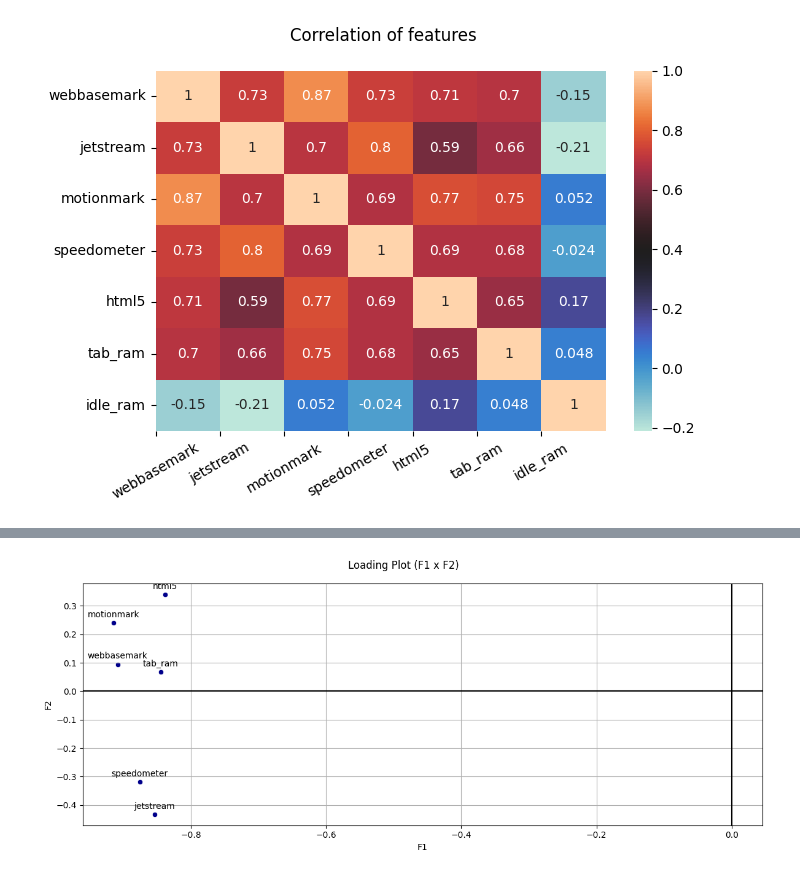
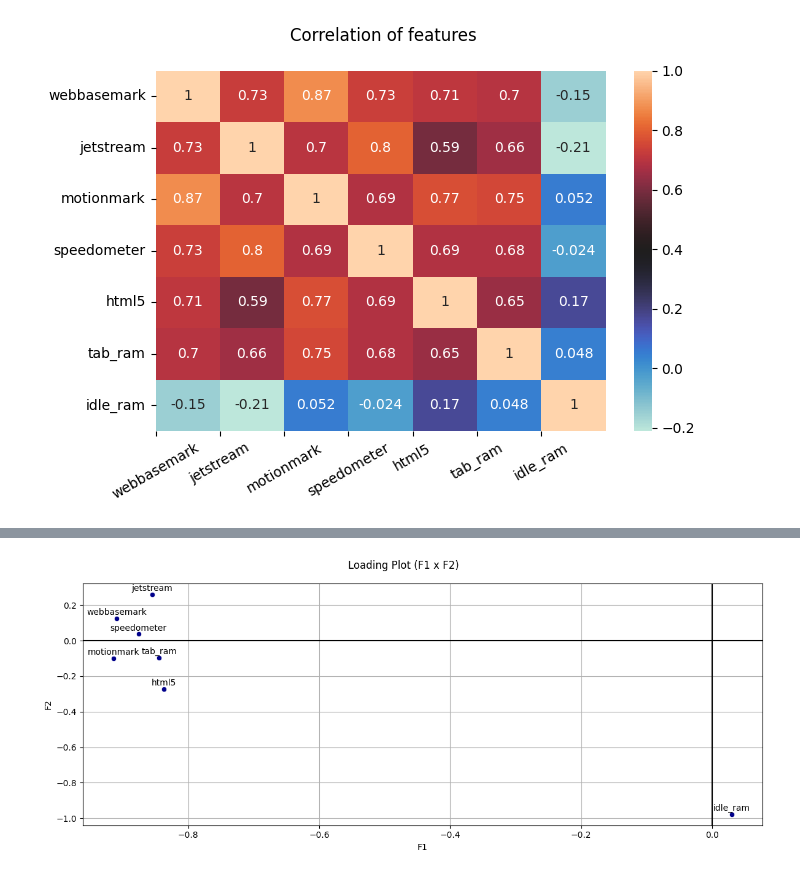
Before and after one commit to da-luz/browserbench, a Jupyter notebook: theCode.ipynb, the cells around one changed output, grey strips where cells are left out. Drawn from its saved outputs; the diff is of its cells as text; code cells hidden in the pictures.

```diff
--- a/theCode.ipynb
+++ b/theCode.ipynb
@@ -70,0 +85,13 @@ results.describe()
+# %%
+prompt = 'Shapiro-Wilk normality test'
+prompt += ' (H0 = data was drawn from a normal distribution)'
+print(prompt)
+print('-' * len(prompt))
+for feature in results.columns:
+    x = results[feature]
+    pvalue = "{:.5f}".format(shapiro(x).pvalue)
+
+    prompt = f"§{feature} pvalue: {pvalue}"
+
+    fill = ' ' * (30 - len(prompt))
+    print(prompt.replace('§', fill))
@@ -229,0 +149,18 @@ factor_load
+# %%
+prompt = 'Correlations test and pvalues'
+prompt += ' (H0 = samples are uncorrelated)'
+print(prompt)
+print('-' * len(prompt))
+for feature in results.columns:
+    x = results['idle_ram'].values
+    y = results[feature].values
+    corr = pearsonr(x, y)
+
+    r = "{:.5f}".format(corr.statistic)
+    p = "{:.5f}".format(corr.pvalue)
+
+    prompt = f"idle_ram  x  {feature}§"
+    prompt += f"r: {' ' if float(r) > 0 else ''}{r}, pvalue: {p}"
+
+    fill = ' ' * (60 - len(prompt))
+    print(prompt.replace('§', fill))
@@ -229,0 +207,5 @@ factor_load
+# %%
+pca_analysis = PCA(results)
+pca_analysis.fit()
+print('\n' + str(pca_analysis.communalities), end='\n')
+pca_analysis.communalities.describe().T
@@ -230,21 +226,20 @@ factor_load
 # %%
-# Loading plot
 plt.figure(figsize=(12, 5))
 
 plt.suptitle('Loading Plot (F1 x F2)')
-sns.scatterplot(factor_load, x=0, y=1, color='darkblue')
+sns.scatterplot(pca_analysis.factor_load, x=0, y=1, color='darkblue')
 plt.axhline(label='F1', color='black')
 plt.axvline(label='F2', color='black')
 plt.xlabel('F1')
 plt.ylabel('F2')
 plt.grid()
 
-for tipo in factor_load.index:
-    x1, x2 = factor_load.loc[tipo, :]
+for feature in pca_analysis.factor_load.index:
+    x1, x2 = pca_analysis.factor_load.loc[feature, :]
     x2 += .02
-    plt.text(x1, x2, tipo, va='baseline', ha='center',
+    plt.text(x1, x2, feature, va='baseline', ha='center',
              wrap=True, clip_on=True, snap=True,)
 
 plt.tight_layout()
 # %% [output]
-[figure, old version]
+[figure, new version]
```
Also changed, not shown: parts of 31 cells of this notebook, 7 other files.
